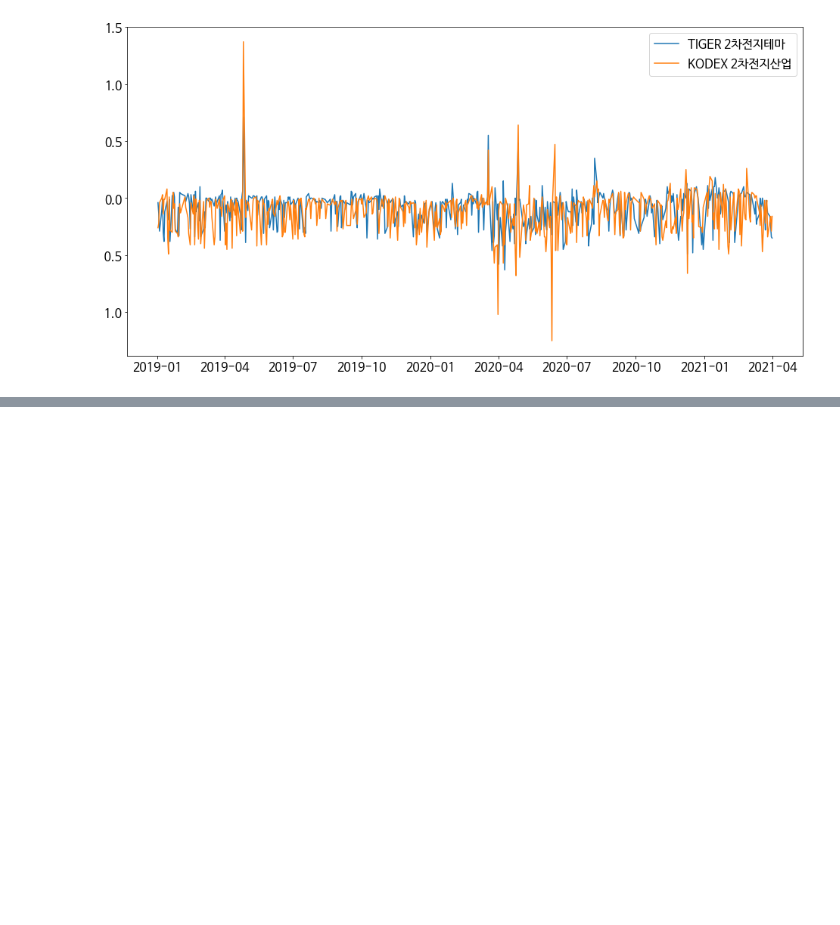
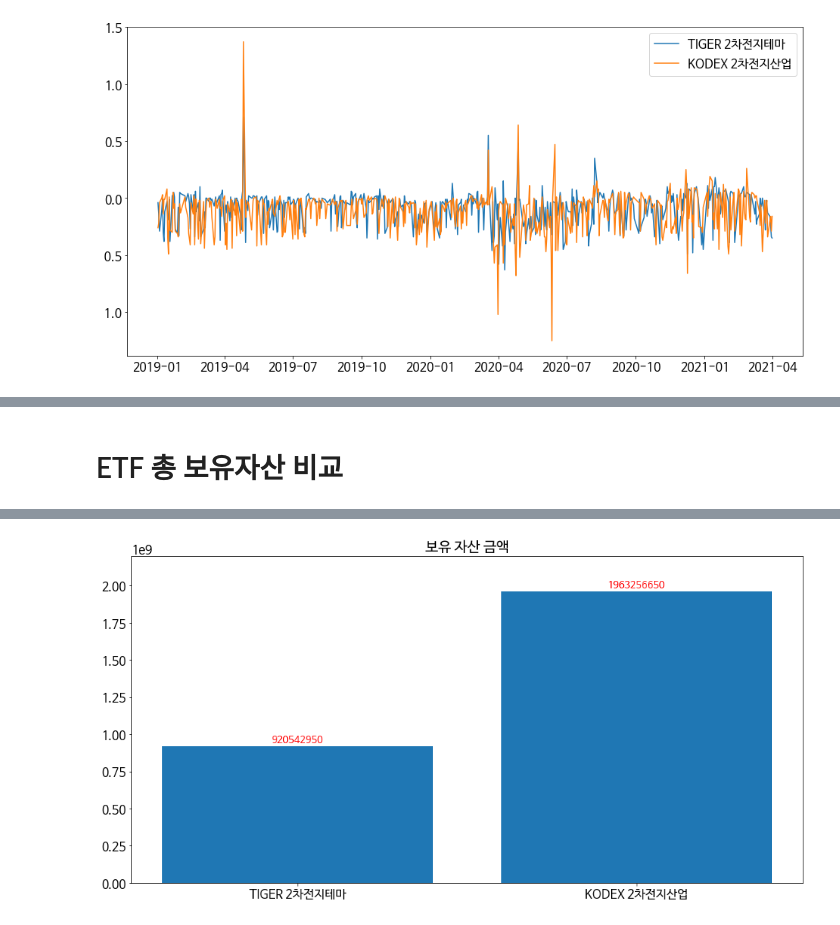
Before and after one commit to 6058ah/BusinessCapstone, a Jupyter notebook: 2차전지_etf_종목_추출_및_시각화.ipynb, the cells around one changed output, grey strips where cells are left out. Drawn from its saved outputs; the diff is of its cells as text; code cells hidden in the pictures; blank space fills up the shorter version.

```diff
--- a/2차전지_etf_종목_추출_및_시각화.ipynb
+++ b/2차전지_etf_종목_추출_및_시각화.ipynb
@@ -141,0 +168,21 @@ This will raise an exception in 3.3.
+# %% [markdown]
+# ETF 총 보유자산 비교
+# %%
+ti_asset = tiger['금액'].sum()
+kd_asset = kodex['금액'].sum()
+
+assets = pd.DataFrame([ti_asset, kd_asset], index = ['TIGER 2차전지테마','KODEX 2차전지산업'])
+assets.columns = ['보유 자산 금액']
+
+plt.rc('font', family='NanumBarunGothic', size =16)
+plt.figure(figsize=(16,8))
+
+plt.bar(assets.index, assets['보유 자산 금액'])
+
+for x,y in enumerate(list(assets['보유 자산 금액'])):
+  plt.text(x,y,y, fontsize = 13, color = '#ff0001', horizontalalignment='center', verticalalignment = 'bottom')
+
+plt.ylim(0, 2200000000)
+plt.title('보유 자산 금액')
+plt
+# %% [output]
@@ -141,0 +190 @@ This will raise an exception in 3.3.
+[figure, added]
```
Also changed, not shown: parts of 3 cells of this notebook.
